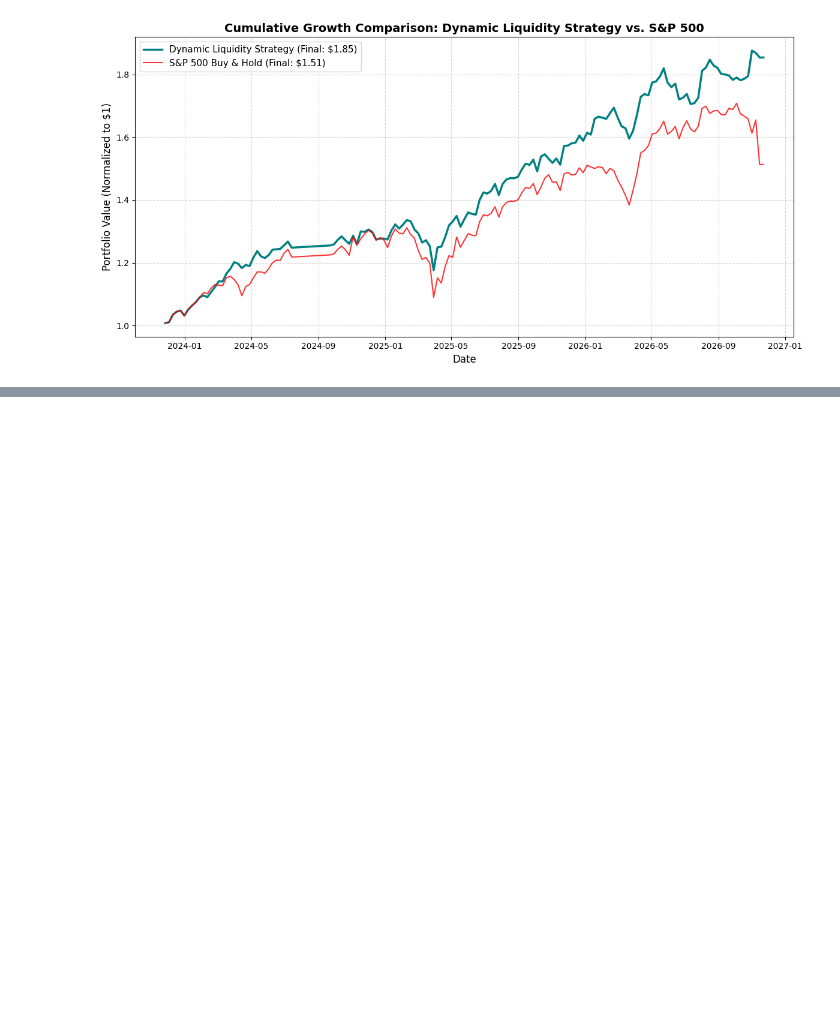
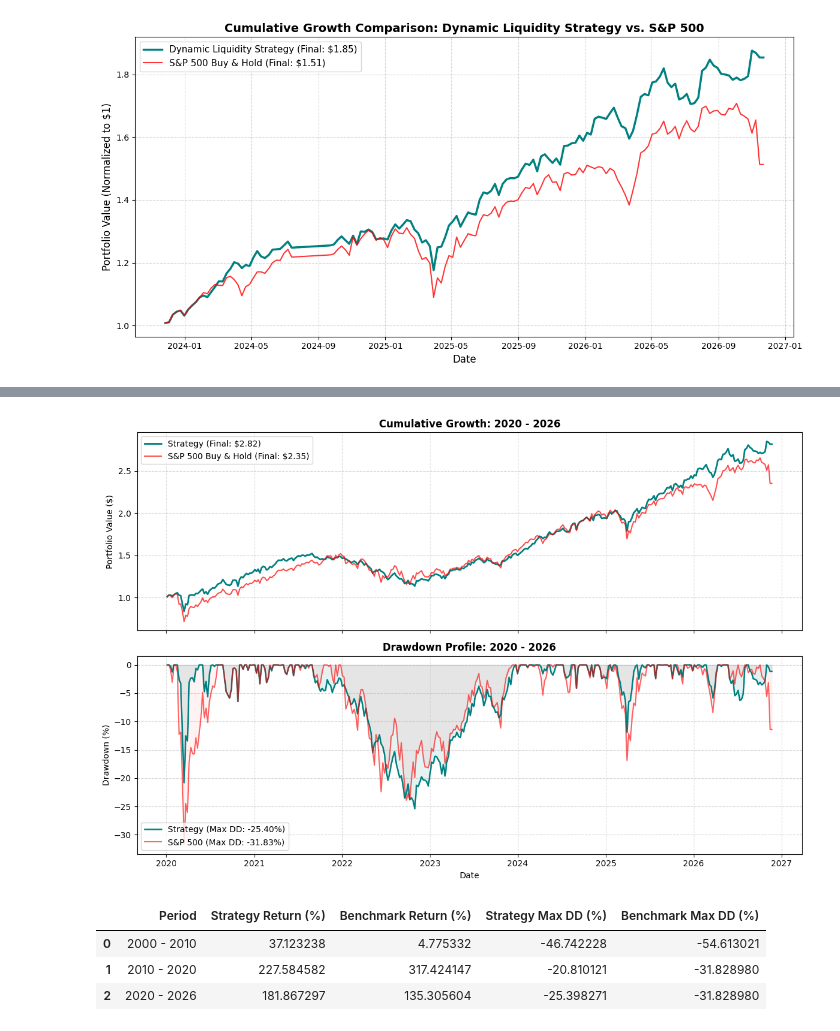
Before and after one commit to dessanian/liquidity-model, a Jupyter notebook: Liquidity_Model.ipynb, the cells around one changed output, grey strips where cells are left out. Saved outputs shown, nothing was run; the diff lists cells and outputs as text; code cells hidden in the pictures; blank space fills up the shorter version.

```diff
--- a/Liquidity_Model.ipynb
+++ b/Liquidity_Model.ipynb
@@ -464,0 +666,13 @@ plt.show()
+# %%
+# Run period 3: 2020 - Present
+p3_metrics = run_stress_test_period(2020, 2026)
+
+# Consolidate results
+period_summary = pd.DataFrame([p1_metrics, p2_metrics, p3_metrics])
+display(period_summary)
+# %% [output]
+[figure, added]
+|  | Period | Strategy Return (%) | Benchmark Return (%) | Strategy Max DD (%) | Benchmark Max DD (%) |
+| 0 | 2000 - 2010 | 37.123238 | 4.775332 | -46.742228 | -54.613021 |
+| 1 | 2010 - 2020 | 227.584582 | 317.424147 | -20.810121 | -31.828980 |
+| 2 | 2020 - 2026 | 181.867297 | 135.305604 | -25.398271 | -31.828980 |
```
Also changed, not shown: parts of 5 cells of this notebook.
